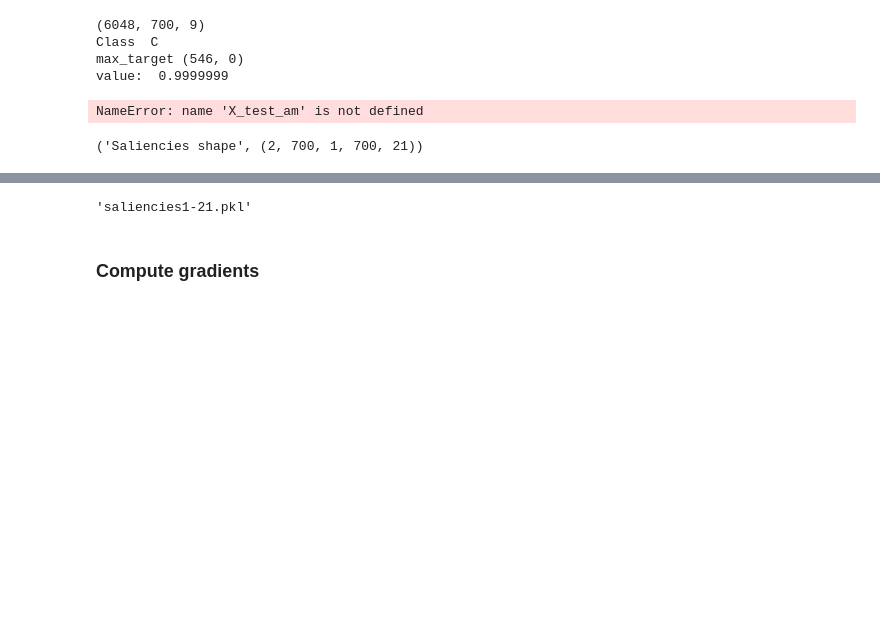
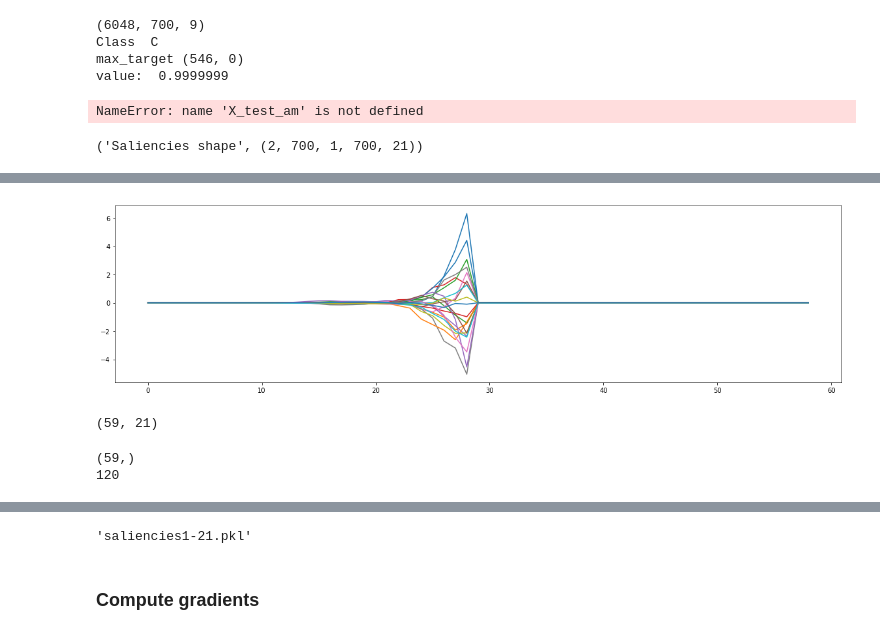
Before and after one commit to Juillermo/saliencyPSSP, a Jupyter notebook: Testing.ipynb, the cells around one changed output, grey strips where cells are left out. Cells and saved outputs as stored; diff of their text form; code cells hidden in the pictures; blank space fills up the shorter version.

```diff
--- a/Testing.ipynb
+++ b/Testing.ipynb
@@ -160,0 +189,34 @@ for pos in range(22):
+# %%
+total = np.zeros((2*window + 1, 21))
+for pos in range(int(sum(mask[seq]))):
+    if pos > window:
+        init = pos - window
+        total[:window] += np.sum(saliencies[:,pos,seq,init:pos,:], axis=0)
+    elif pos != 0:
+        init = window - pos
+        total[init:window] += np.sum(saliencies[:,pos,seq,0:pos,:], axis=0)
+
+    total[window] = np.sum(saliencies[:,pos,seq,pos,:], axis=0)
+
+    if pos + window + 1 <= sum(mask[seq]):
+        end = pos + window + 1
+        total[window+1:] = np.sum(saliencies[:,pos,seq,pos+1:end,:], axis=0)
+    elif pos != int(sum(mask[seq])):
+        end = int(sum(mask[seq]))
+        total[window+1:-(pos+window+1-end)] = np.sum(saliencies[:,pos,seq,pos+1:end,:], axis=0)
+
+fig, ax = plt.subplots(figsize=(20,5))
+for el in range(21):
+    plt.plot(total[:,el])
+# %% [output]
+[figure, added]
+# %%
+total.shape
+# %% [output]
+(59, 21)
+# %%
+print total.shape
+print init
+# %% [output]
+(59,)
+120
```
Also changed, not shown: parts of 6 cells of this notebook, 2 other files.
